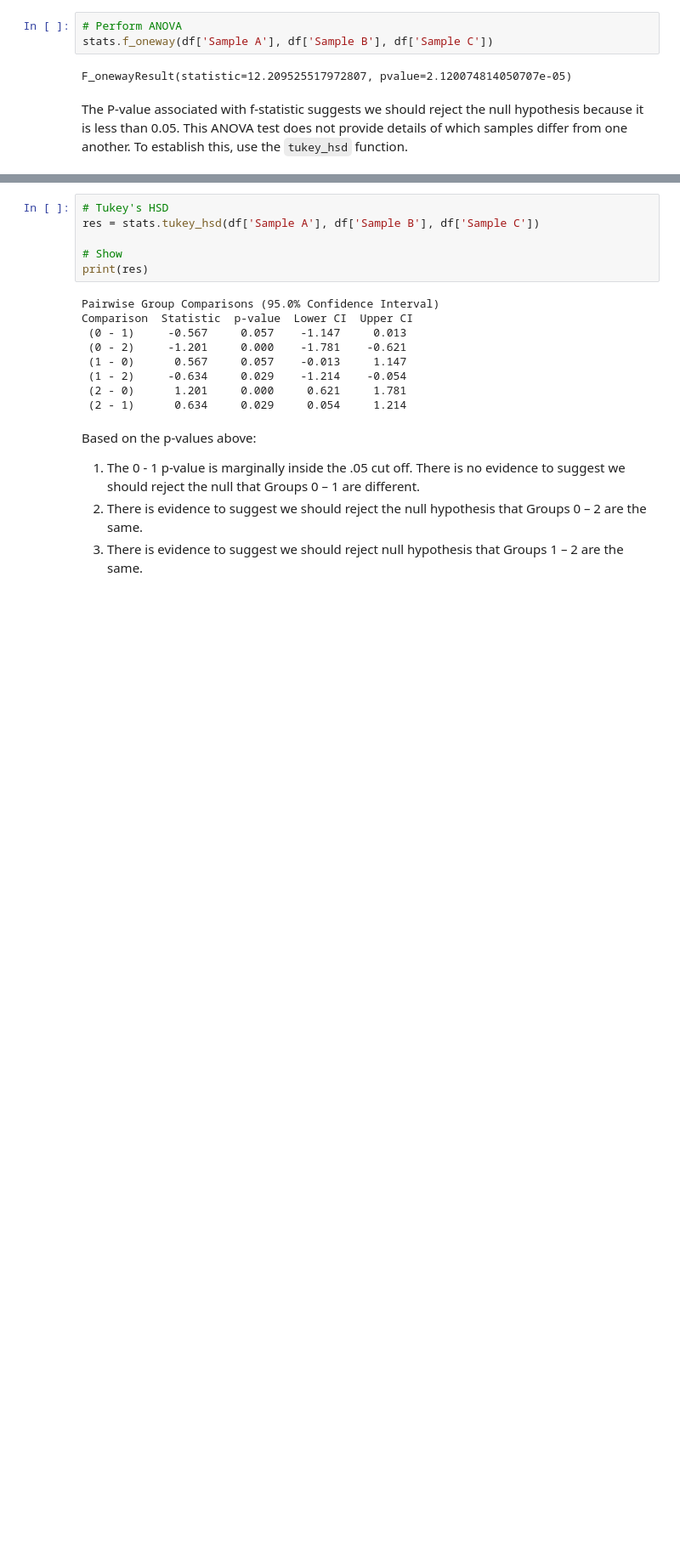
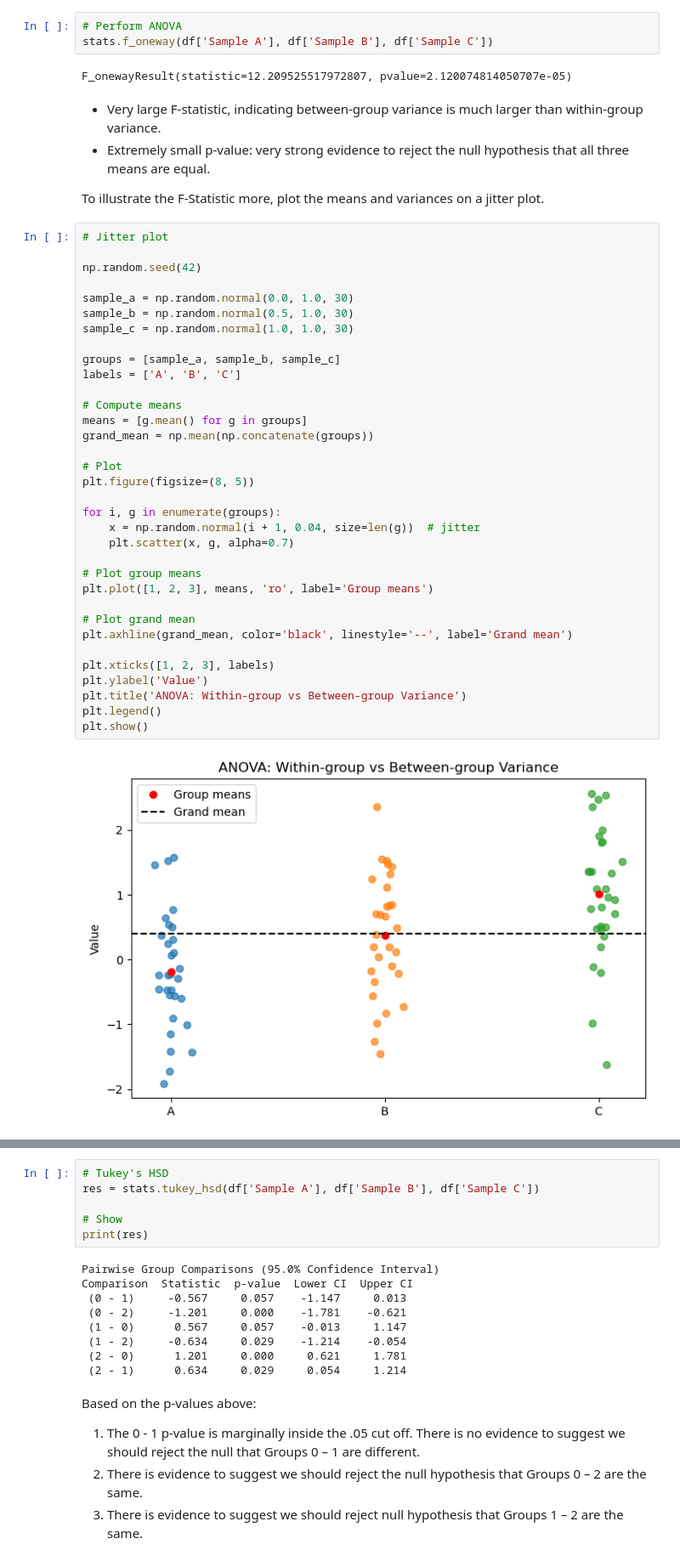
Before and after one commit to fdennehy/applied-statistics, a Jupyter notebook: problems.ipynb, the cells around one changed output, grey strips where cells are left out. Shown at 85% size. Saved outputs shown, nothing was run; the diff lists cells and outputs as text; blank space fills up the shorter version.

```diff
--- a/problems.ipynb
+++ b/problems.ipynb
@@ -700,6 +687,43 @@ stats.f_oneway(df['Sample A'], df['Sample B'], df['Sample C'])
 # %% [output]
 F_onewayResult(statistic=12.209525517972807, pvalue=2.120074814050707e-05)
 # %% [markdown]
-The P-value associated with f-statistic suggests we should reject the null hypothesis because it is less than 0.05.
-This ANOVA test does not provide details of which samples differ from one another.
-To establish this, use the `tukey_hsd` function.
+- Very large F-statistic, indicating between-group variance is much larger than within-group variance.
+- Extremely small p-value: very strong evidence to reject the null hypothesis that all three means are equal.
+
+To illustrate the F-Statistic more, plot the means and variances on a jitter plot.
+# %%
+# Jitter plot
+
+np.random.seed(42)
+
+sample_a = np.random.normal(0.0, 1.0, 30)
+sample_b = np.random.normal(0.5, 1.0, 30)
+sample_c = np.random.normal(1.0, 1.0, 30)
+
+groups = [sample_a, sample_b, sample_c]
+labels = ['A', 'B', 'C']
+
+# Compute means
+means = [g.mean() for g in groups]
+grand_mean = np.mean(np.concatenate(groups))
+
+# Plot
+plt.figure(figsize=(8, 5))
+
+for i, g in enumerate(groups):
+    x = np.random.normal(i + 1, 0.04, size=len(g))  # jitter
+    plt.scatter(x, g, alpha=0.7)
+
+# Plot group means
+plt.plot([1, 2, 3], means, 'ro', label='Group means')
+
+# Plot grand mean
+plt.axhline(grand_mean, color='black', linestyle='--', label='Grand mean')
+
+plt.xticks([1, 2, 3], labels)
+plt.ylabel('Value')
+plt.title('ANOVA: Within-group vs Between-group Variance')
+plt.legend()
+plt.show()
+# %% [output]
+[figure, added]
```
Also changed, not shown: parts of 22 cells of this notebook.
